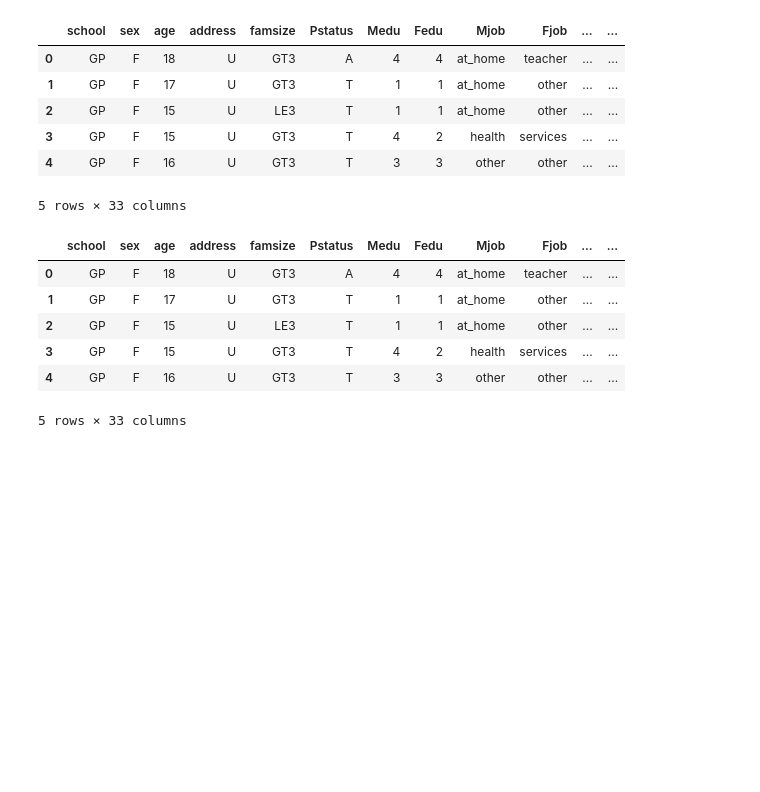
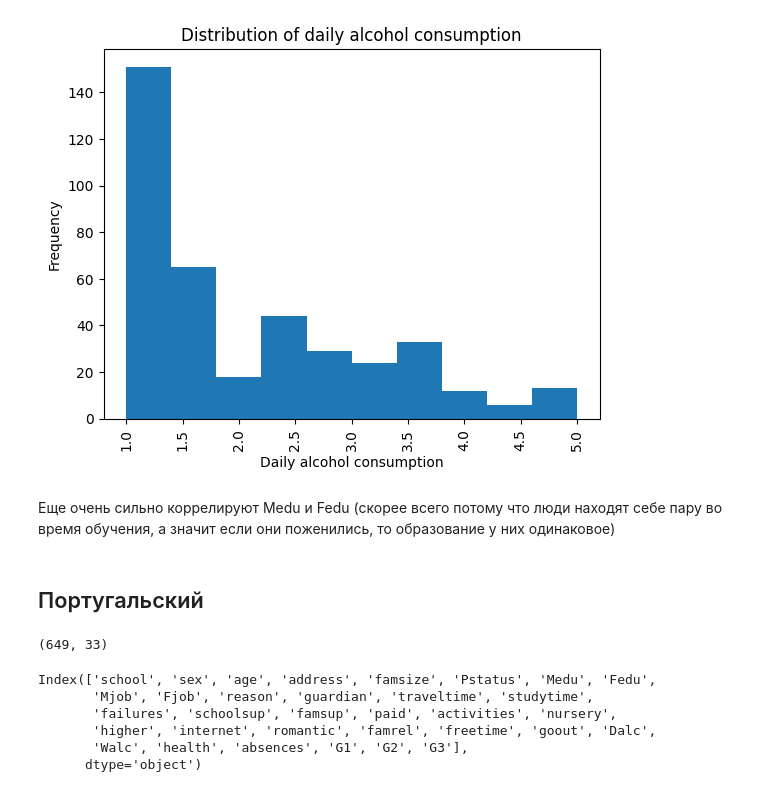
Before and after one commit to LilyKras/andan_alco_project, a Jupyter notebook: project.ipynb, the cells around one changed output. Saved outputs shown, nothing was run; the diff lists cells and outputs as text; code cells hidden in the pictures; blank space fills up the shorter version.

```diff
--- a/project.ipynb
+++ b/project.ipynb
@@ -21,0 +119,6 @@ df_math.head()
+# %%
+df_math['Mgrade'] = df_math['G3']
+del df_math['G3']
+del df_math['G1']
+del df_math['G2']
+df_math.head()
@@ -21,0 +137,3 @@ df_math.head()
+# %%
+df_math['Alc'] = (df_math['Dalc']*2 + df_math['Walc']*5)/7
+df_math.head()
@@ -22,26 +151,27 @@ df_math.head()
+# %%
+plt.hist(df_math['Alc'])
+plt.title("Distribution of daily alcohol consumption")
+plt.xlabel('Daily alcohol consumption')
+plt.ylabel('Frequency')
+plt.xticks(rotation=90)
+plt.show()
+# %% [output]
+[figure, added]
+# %% [markdown]
+Еще очень сильно коррелируют Medu и Fedu (скорее всего потому что люди находят себе пару во время обучения, а значит если они поженились, то образование у них одинаковое)
+# %% [markdown]
+## Португальский
 # %%
 df_port = pd.read_csv('data/Portuguese.csv')
-df_port.head()
+df_port.shape
 # %% [output]
-|  | school | sex | age | address | famsize | Pstatus | Medu | Fedu | Mjob | Fjob | ... | ... |
-| 0 | GP | F | 18 | U | GT3 | A | 4 | 4 | at_home | teacher | ... | ... |
-| 1 | GP | F | 17 | U | GT3 | T | 1 | 1 | at_home | other | ... | ... |
-| 2 | GP | F | 15 | U | LE3 | T | 1 | 1 | at_home | other | ... | ... |
-| 3 | GP | F | 15 | U | GT3 | T | 4 | 2 | health | services | ... | ... |
-| 4 | GP | F | 16 | U | GT3 | T | 3 | 3 | other | other | ... | ... |
-5 rows × 33 columns
+(649, 33)
-# %%
-df = pd.concat([
-    df_math,
-    df_port
-])
-
-df.head()
-# %% [output]
-|  | school | sex | age | address | famsize | Pstatus | Medu | Fedu | Mjob | Fjob | ... | ... |
-| 0 | GP | F | 18 | U | GT3 | A | 4 | 4 | at_home | teacher | ... | ... |
-| 1 | GP | F | 17 | U | GT3 | T | 1 | 1 | at_home | other | ... | ... |
-| 2 | GP | F | 15 | U | LE3 | T | 1 | 1 | at_home | other | ... | ... |
-| 3 | GP | F | 15 | U | GT3 | T | 4 | 2 | health | services | ... | ... |
-| 4 | GP | F | 16 | U | GT3 | T | 3 | 3 | other | other | ... | ... |
-5 rows × 33 columns
+# %%
+df_port.columns
+# %% [output]
+Index(['school', 'sex', 'age', 'address', 'famsize', 'Pstatus', 'Medu', 'Fedu',
+       'Mjob', 'Fjob', 'reason', 'guardian', 'traveltime', 'studytime',
+       'failures', 'schoolsup', 'famsup', 'paid', 'activities', 'nursery',
+       'higher', 'internet', 'romantic', 'famrel', 'freetime', 'goout', 'Dalc',
+       'Walc', 'health', 'absences', 'G1', 'G2', 'G3'],
+      dtype='object')
```
Also changed, not shown: parts of 21 cells of this notebook.
